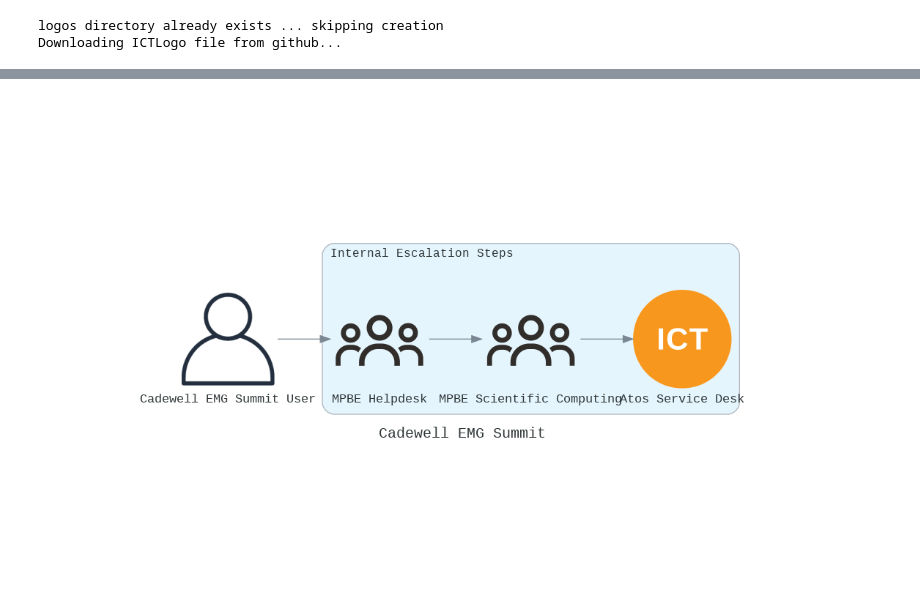
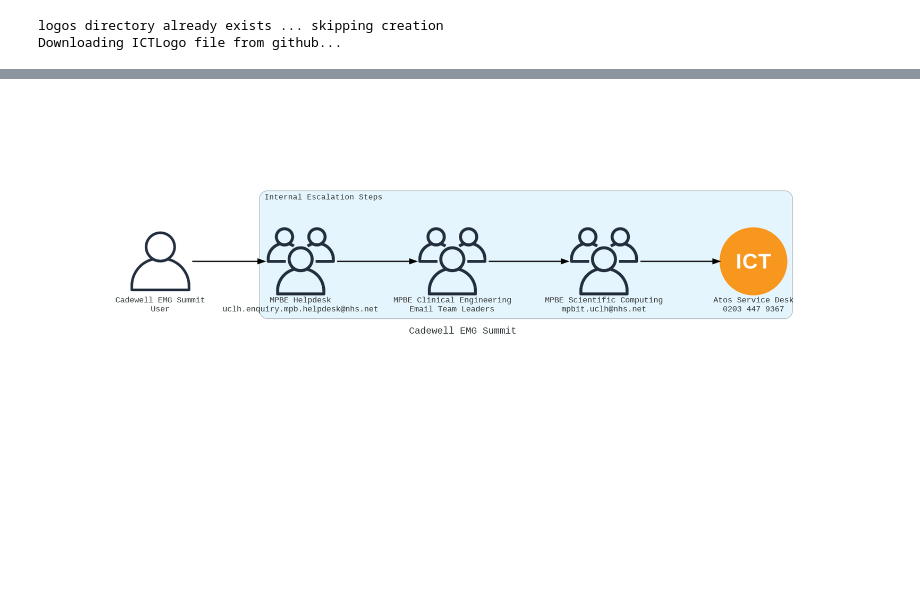
Before and after one commit to smbonilla/systemDiagrams, a Jupyter notebook: supportWorkFlowDiagram.ipynb, the cells around one changed output, grey strips where cells are left out. Drawn from its saved outputs; the diff is of its cells as text; code cells hidden in the pictures; blank space fills up the shorter version.

```diff
--- a/supportWorkFlowDiagram.ipynb
+++ b/supportWorkFlowDiagram.ipynb
@@ -24,13 +24,13 @@ How to use:
 # %%
 systemName = 'Cadewell EMG Summit'
 
-numSteps = 3
+numSteps = 4
 
-numInternal = 3
+numInternal = 4
 
-contactNames = ["MPBE Helpdesk", "MPBE Scientific Computing", "Atos Service Desk"]
+contactNames = ["MPBE Helpdesk", "MPBE Clinical Engineering", "MPBE Scientific Computing", "Atos Service Desk"]
 
-contactInfo = ["uclh.enquiry.mpb.helpdesk@nhs.net", "mpbit.uclh@nhs.net", "0203 447 9367"]
+contactInfo = ["uclh.enquiry.mpb.helpdesk@nhs.net", "Email Team Leaders","mpbit.uclh@nhs.net", "0203 447 9367"]
 # %% [markdown]
 ### ----------------------------------------------------------Don't Change Code Below This ----------------------------------------------------------------------------
 # %%
@@ -90,29 +79,29 @@ Downloading ICTLogo file from github...
 # %%
 with Diagram(systemName, show=False) as diag:
 
-  user = User(f"{systemName} User")
+  user = User(f"{systemName}\nUser")
 
   internalGroup = []
   if numSteps == numInternal:
     with Cluster("Internal Escalation Steps"):
       for step in range(numSteps):
         if "Atos" in contactNames[step] or "ICT" in contactNames[step] or "ATOS" in contactNames[step]:
-          ICT = Custom(contactNames[step], "/content/logos/ICTLogo.png")
-          internalGroup[step-1] >> ICT
+          ICT = Custom(f"{contactNames[step]}\n{contactInfo[step]}", "/content/logos/ICTLogo.png", width="1.5")
+          internalGroup[step-1] - Edge(label="  ",style="bold", color="black") >> ICT
           step += 1
         else:
-          internalGroup.append(Groups(f"{contactNames[step]}"))
+          internalGroup.append(Groups(f"{contactNames[step]}\n{contactInfo[step]}", width="1.6"))
           if step == 0:
-            user >> internalGroup[step]
+            user >> Edge(label="        ",style="bold", color="black") >> internalGroup[step]
           else:
-            internalGroup[step-1] >> internalGroup[step]
+            internalGroup[step-1] >> Edge(label="  ",style="bold", color="black",) >>internalGroup[step]
           step += 1
-  # else:
-  #   externalGroup = []
-  #   for external in range(numSteps - numInternal):
-  #     externalGroup.append(Groups(f"{contactNames[external]}"))
-  #     if external == 0:
-  #       user >> externalGroup
+  else:
+    externalGroup = []
+    for external in range(numSteps - numInternal):
+      externalGroup.append(Groups(f"{contactNames[external]}"))
+      if external == 0:
+        user >> externalGroup
 
 
 diag
@@ -123 +115 @@ Warning: node 'f6b0f1e8e5d54d1cafa052f5bdfbe8b6', graph 'Cadewell EMG Summit' si
-[figure, old version]
+[figure, new version]
```
Also changed, not shown: parts of 4 cells of this notebook.
